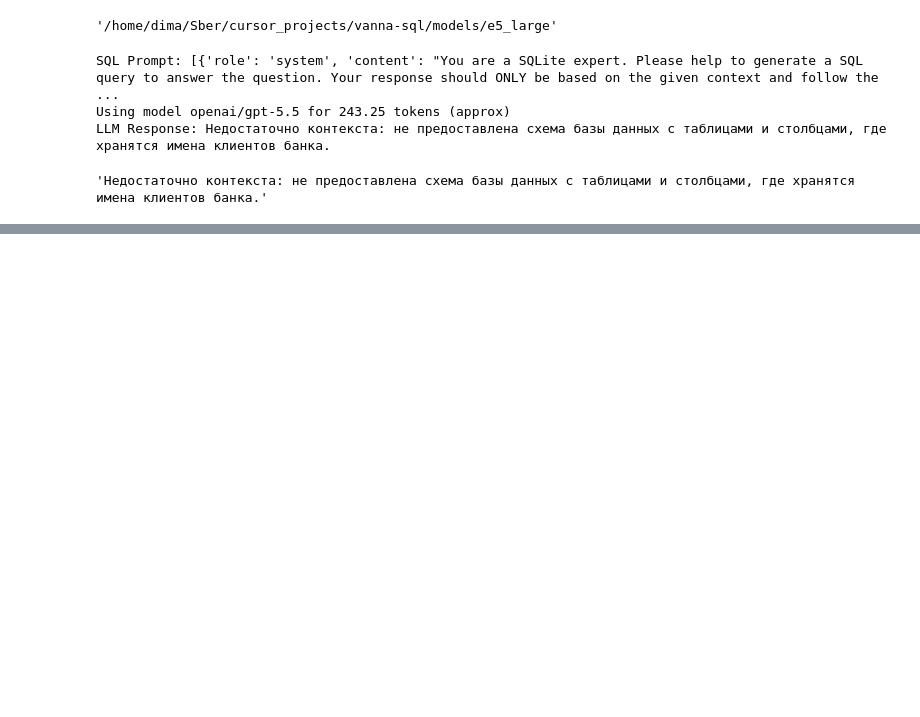
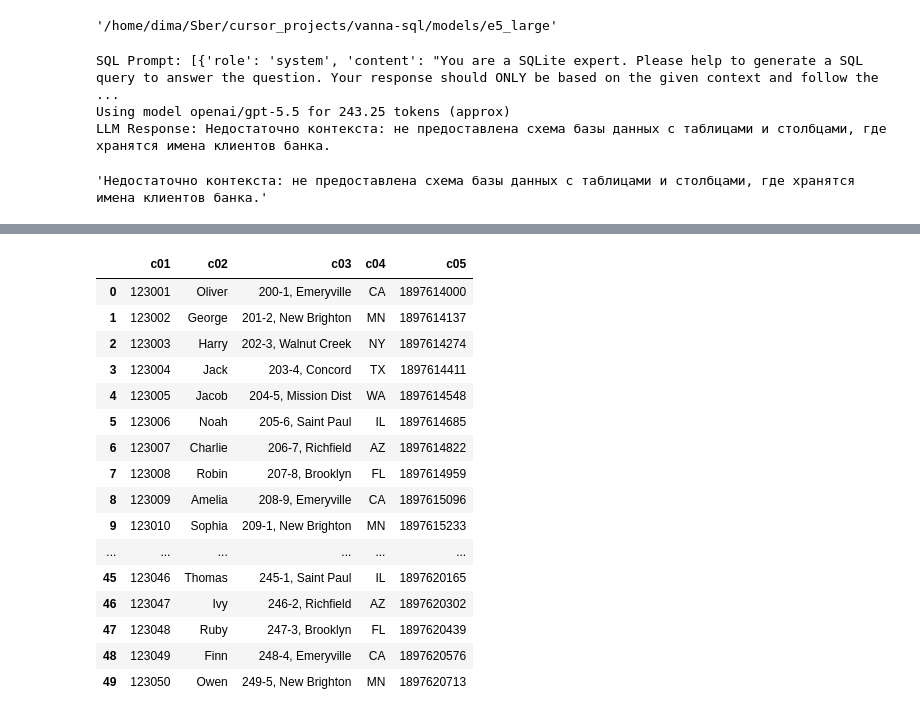
Before and after one commit to dvorobej/vanna-sql, a Jupyter notebook: notebooks/experiments/1_create_fill_db.ipynb, the cells around one changed output, grey strips where cells are left out. Drawn from its saved outputs; the diff is of its cells as text; code cells hidden in the pictures; blank space fills up the shorter version.

```diff
--- a/notebooks/experiments/1_create_fill_db.ipynb
+++ b/notebooks/experiments/1_create_fill_db.ipynb
@@ -51,6 +52,7 @@ CREATE TABLE btm_cex ( -- Экспортная копия клиентов.
 db_path = build_bank_monitoring_database(
     comment_style=COMMENT_STYLE,
     comment_variant=COMMENT_VARIANT,
+    database_name="bank_transaction_monitoring",
     overwrite=True,
 )
 
@@ -146,0 +169,20 @@ LLM Response: Недостаточно контекста: не предоста
+# %%
+vanna_client.run_sql("SELECT * FROM btm_cst")
+# %% [output]
+|  | c01 | c02 | c03 | c04 | c05 |
+| 0 | 123001 | Oliver | 200-1, Emeryville | CA | 1897614000 |
+| 1 | 123002 | George | 201-2, New Brighton | MN | 1897614137 |
+| 2 | 123003 | Harry | 202-3, Walnut Creek | NY | 1897614274 |
+| 3 | 123004 | Jack | 203-4, Concord | TX | 1897614411 |
+| 4 | 123005 | Jacob | 204-5, Mission Dist | WA | 1897614548 |
+| 5 | 123006 | Noah | 205-6, Saint Paul | IL | 1897614685 |
+| 6 | 123007 | Charlie | 206-7, Richfield | AZ | 1897614822 |
+| 7 | 123008 | Robin | 207-8, Brooklyn | FL | 1897614959 |
+| 8 | 123009 | Amelia | 208-9, Emeryville | CA | 1897615096 |
+| 9 | 123010 | Sophia | 209-1, New Brighton | MN | 1897615233 |
+| ... | ... | ... | ... | ... | ... |
+| 45 | 123046 | Thomas | 245-1, Saint Paul | IL | 1897620165 |
+| 46 | 123047 | Ivy | 246-2, Richfield | AZ | 1897620302 |
+| 47 | 123048 | Ruby | 247-3, Brooklyn | FL | 1897620439 |
+| 48 | 123049 | Finn | 248-4, Emeryville | CA | 1897620576 |
+| 49 | 123050 | Owen | 249-5, New Brighton | MN | 1897620713 |
```
Also changed, not shown: parts of 2 cells of this notebook, 4 other files.
